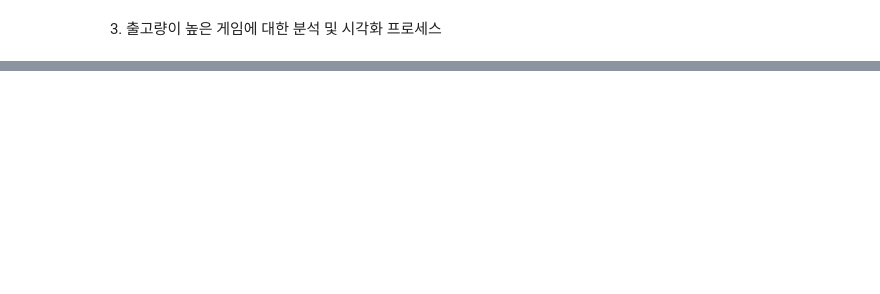
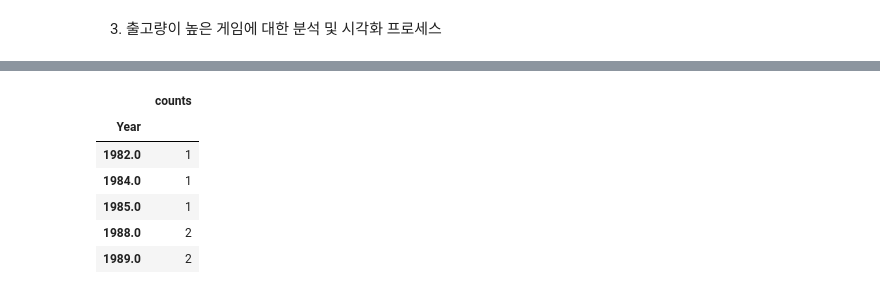
Before and after one commit to superahxd/_project, a Jupyter notebook: sec1_project.ipynb, the cells around one changed output, grey strips where cells are left out. Drawn from its saved outputs; the diff is of its cells as text; code cells hidden in the pictures; blank space fills up the shorter version.

```diff
--- a/sec1_project.ipynb
+++ b/sec1_project.ipynb
@@ -226,5 +337,14 @@ plt.pie(vgames_3_values, labels=labels, autopct='%.1f%%')
 # %%
 vgames_3_year=pd.DataFrame(vgames_3_top100.value_counts('Year'))
-vgames_3_year= vgames_3_year.columns = ['counts']
+vgames_3_year.columns = ['counts']
 vgames_3_year=vgames_3_year.sort_values(by='Year', ascending=True)
+vgames_3_year.head()
+# %% [output]
+|  | counts |
+| Year |  |
+| 1982.0 | 1 |
+| 1984.0 | 1 |
+| 1985.0 | 1 |
+| 1988.0 | 2 |
+| 1989.0 | 2 |
 # %%
```
Also changed, not shown: parts of 18 cells of this notebook.
